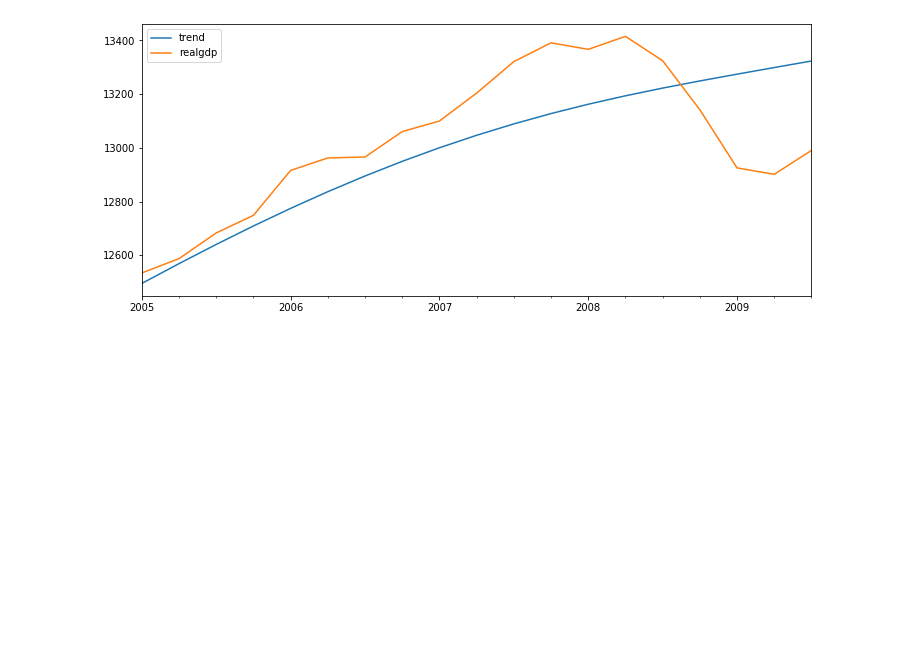
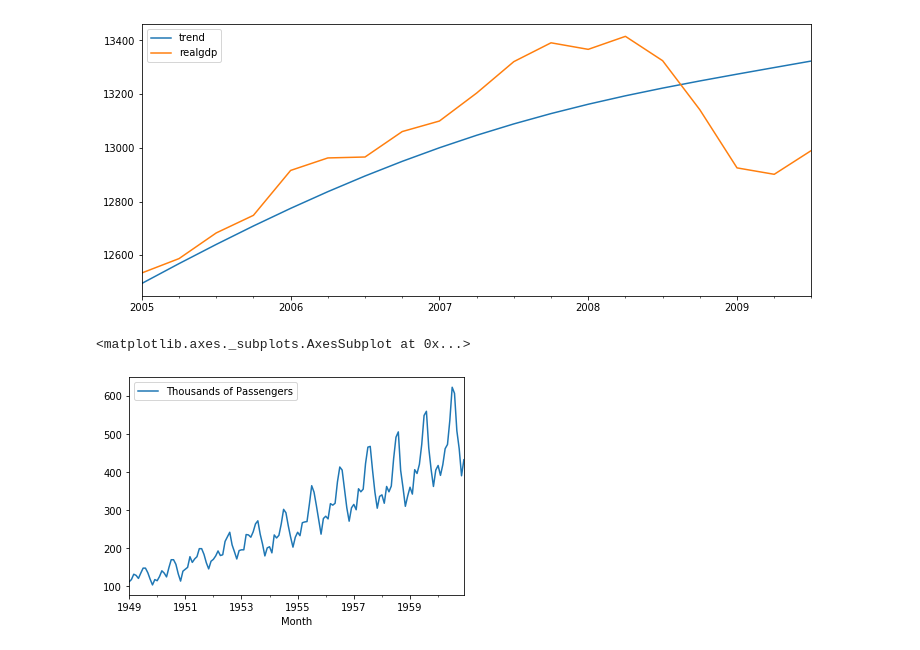
Before and after one commit to askarmel/time_series_analysis, a Jupyter notebook: source/analysis_with_statsmodel.ipynb, the cells around one changed output. Cells and saved outputs as stored; diff of their text form; code cells hidden in the pictures; blank space fills up the shorter version.

```diff
--- a/source/analysis_with_statsmodel.ipynb
+++ b/source/analysis_with_statsmodel.ipynb
@@ -38,4 +38,11 @@ df[['trend','realgdp']]['2005-01-01':].plot(figsize=(12,5))
 # %%
 # -- ETS Decomposition -- #
 ## Trend, seasonality and residual
-airline
+airline = pd.read_csv('../data/airline_passengers.csv',index_col='Month',parse_dates=True)
+# %%
+airline.dropna(inplace=True)
+# %%
+airline.plot()
+# %% [output]
+<matplotlib.axes._subplots.AxesSubplot at 0x...>
+[figure, added]
```
Also changed, not shown: parts of 6 cells of this notebook.
